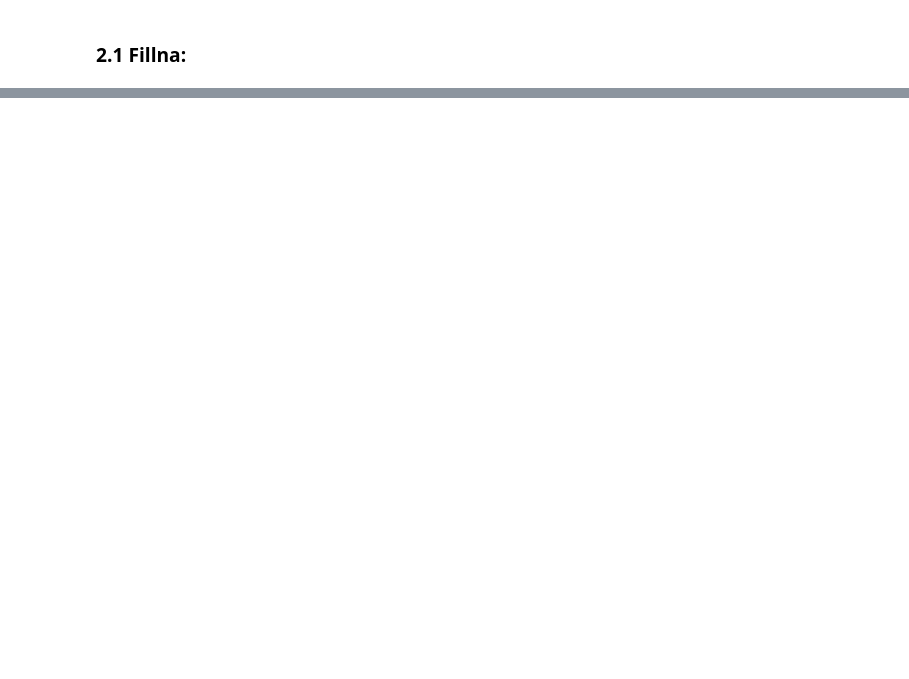
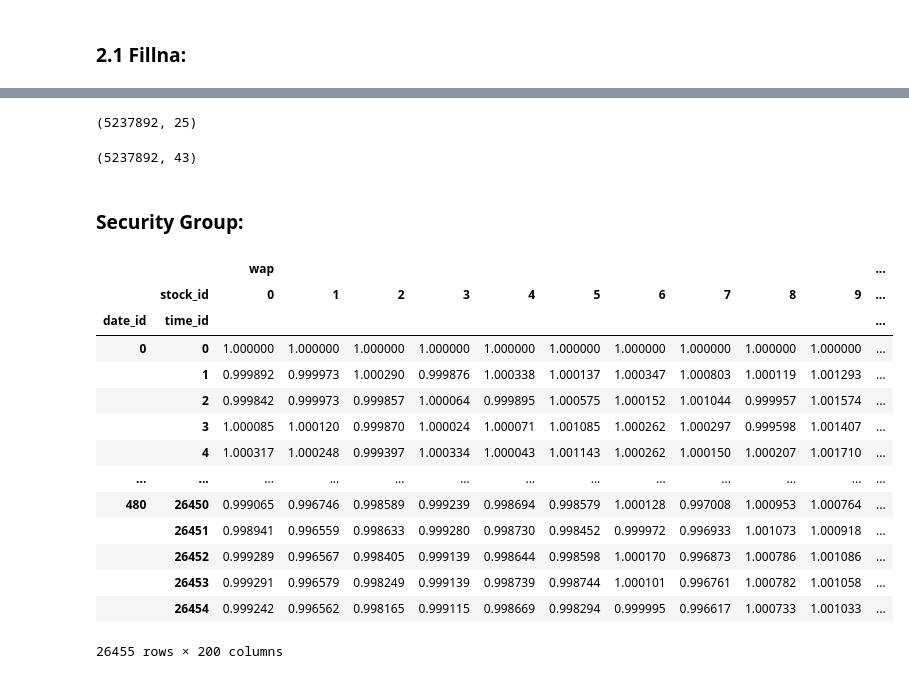
Before and after one commit to fabriziobasso/kaggle, a Jupyter notebook: Optiver_comp_v5.ipynb, the cells around one changed output, grey strips where cells are left out. Drawn from its saved outputs; the diff is of its cells as text; code cells hidden in the pictures; blank space fills up the shorter version.

```diff
--- a/Optiver_comp_v5.ipynb
+++ b/Optiver_comp_v5.ipynb
@@ -714,0 +894,12 @@ dtype: int64
+# %%
+# Load Som Model:
+current_directory = os.getcwd()
+
+os.chdir("/content/drive/MyDrive/kaggle/Optiver_comp_2023/Models/som_model")
+#with open('som.p', 'rb') as infile:
+#    som = pickle.load(infile)
+
+with open('replace_cluster_dict.pickle', 'rb') as handle:
+    replace_cluster_dict = pickle.load(handle)
+
+os.chdir(current_directory)
@@ -714,0 +918,29 @@ dtype: int64
+# %%
+print(train.shape)
+train_ext = agg_features_creation(train,replace_cluster_dict)
+print(train_ext.shape)
+# %% [output]
+(5237892, 25)
+(5237892, 43)
+# %% [markdown]
+### Security Group:
+# %%
+wap_data = train_ext.groupby(["stock_id","date_id","time_id"])[["wap"]].agg("first").unstack("stock_id")
+# %%
+wap_data
+# %% [output]
+|  |  | wap |  |  |  |  |  |  |  |  |  | ... |
+|  | stock_id | 0 | 1 | 2 | 3 | 4 | 5 | 6 | 7 | 8 | 9 | ... |
+| date_id | time_id |  |  |  |  |  |  |  |  |  |  | ... |
+| 0 | 0 | 1.000000 | 1.000000 | 1.000000 | 1.000000 | 1.000000 | 1.000000 | 1.000000 | 1.000000 | 1.000000 | 1.000000 | ... |
+|  | 1 | 0.999892 | 0.999973 | 1.000290 | 0.999876 | 1.000338 | 1.000137 | 1.000347 | 1.000803 | 1.000119 | 1.001293 | ... |
+|  | 2 | 0.999842 | 0.999973 | 0.999857 | 1.000064 | 0.999895 | 1.000575 | 1.000152 | 1.001044 | 0.999957 | 1.001574 | ... |
+|  | 3 | 1.000085 | 1.000120 | 0.999870 | 1.000024 | 1.000071 | 1.001085 | 1.000262 | 1.000297 | 0.999598 | 1.001407 | ... |
+|  | 4 | 1.000317 | 1.000248 | 0.999397 | 1.000334 | 1.000043 | 1.001143 | 1.000262 | 1.000150 | 1.000207 | 1.001710 | ... |
+| ... | ... | ... | ... | ... | ... | ... | ... | ... | ... | ... | ... | ... |
+| 480 | 26450 | 0.999065 | 0.996746 | 0.998589 | 0.999239 | 0.998694 | 0.998579 | 1.000128 | 0.997008 | 1.000953 | 1.000764 | ... |
+|  | 26451 | 0.998941 | 0.996559 | 0.998633 | 0.999280 | 0.998730 | 0.998452 | 0.999972 | 0.996933 | 1.001073 | 1.000918 | ... |
+|  | 26452 | 0.999289 | 0.996567 | 0.998405 | 0.999139 | 0.998644 | 0.998598 | 1.000170 | 0.996873 | 1.000786 | 1.001086 | ... |
+|  | 26453 | 0.999291 | 0.996579 | 0.998249 | 0.999139 | 0.998739 | 0.998744 | 1.000101 | 0.996761 | 1.000782 | 1.001058 | ... |
+|  | 26454 | 0.999242 | 0.996562 | 0.998165 | 0.999115 | 0.998669 | 0.998294 | 0.999995 | 0.996617 | 1.000733 | 1.001033 | ... |
+26455 rows × 200 columns
```
Also changed, not shown: parts of 21 cells of this notebook.
